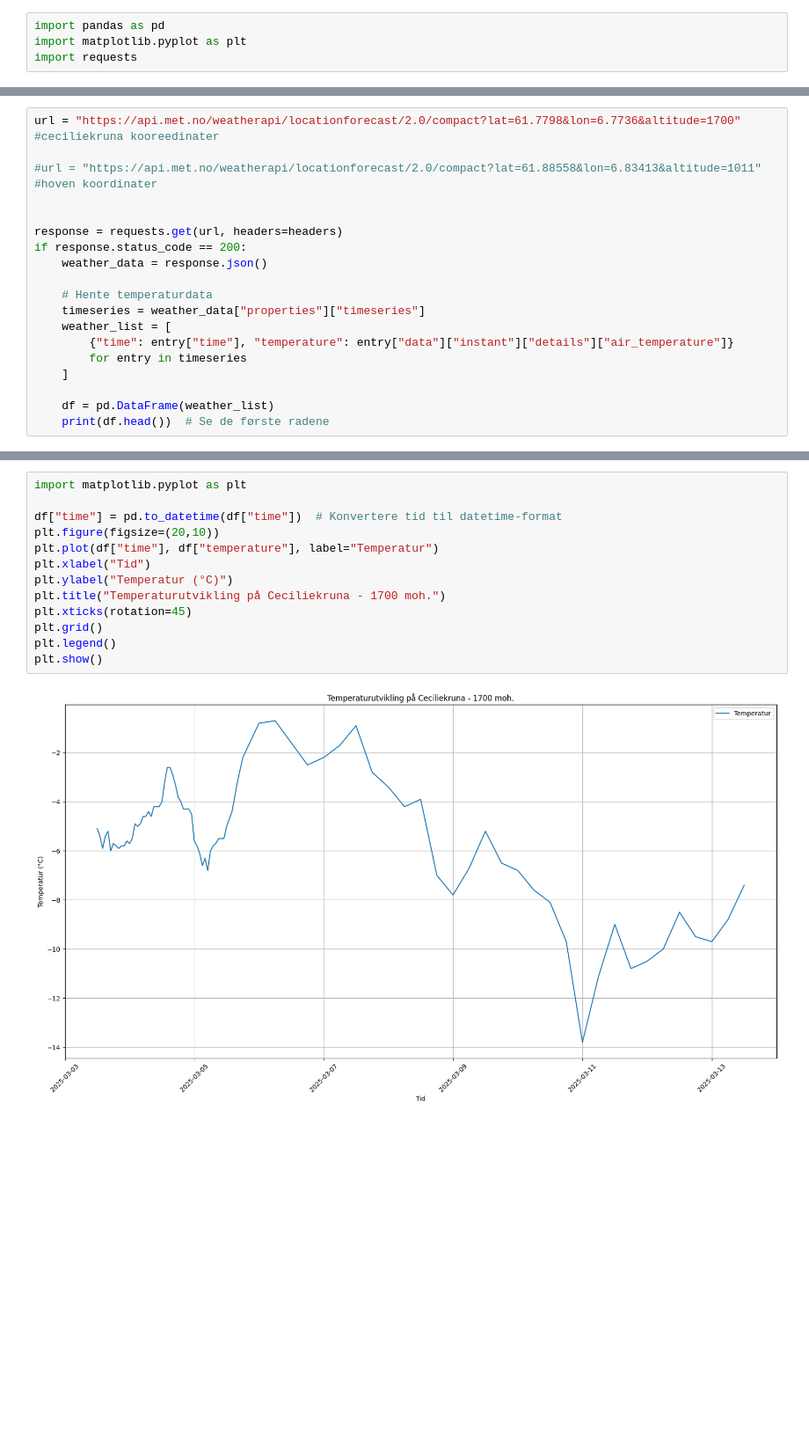
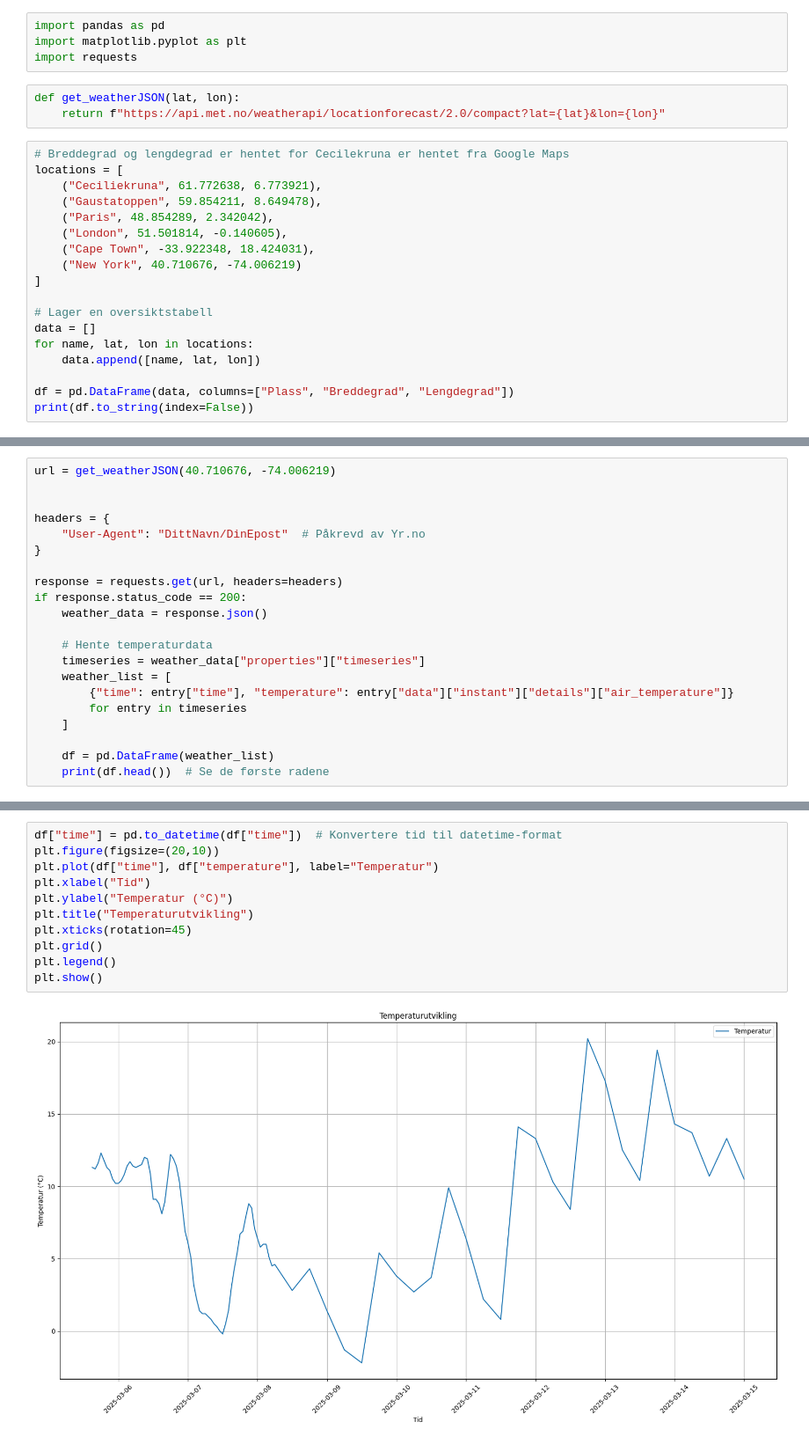
Before and after one commit to nhstorbe/Prosjekt-Anvendt-, a Jupyter notebook: Mappe 2/LeneLekerSeg.ipynb, the cells around one changed output, grey strips where cells are left out. Shown: that part at 88% size. Drawn from its saved outputs; the diff is of its cells as text; blank space fills up the shorter version.

Commit message:
endringer for json linken

```diff
--- a/Mappe 2/LeneLekerSeg.ipynb
+++ b/Mappe 2/LeneLekerSeg.ipynb
@@ -2,3 +2,24 @@
 import pandas as pd
 import matplotlib.pyplot as plt
 import requests
+# %%
+def get_weatherJSON(lat, lon):
+    return f"https://api.met.no/weatherapi/locationforecast/2.0/compact?lat={lat}&lon={lon}"
+# %%
+# Breddegrad og lengdegrad er hentet for Cecilekruna er hentet fra Google Maps
+locations = [
+    ("Ceciliekruna", 61.772638, 6.773921),
+    ("Gaustatoppen", 59.854211, 8.649478),
+    ("Paris", 48.854289, 2.342042),
+    ("London", 51.501814, -0.140605),
+    ("Cape Town", -33.922348, 18.424031),
+    ("New York", 40.710676, -74.006219)
+]
+
+# Lager en oversiktstabell
+data = []
+for name, lat, lon in locations:
+    data.append([name, lat, lon])
+
+df = pd.DataFrame(data, columns=["Plass", "Breddegrad", "Lengdegrad"])
+print(df.to_string(index=False))
@@ -5,8 +34,10 @@ import requests
 # %%
-url = "https://api.met.no/weatherapi/locationforecast/2.0/compact?lat=61.7798&lon=6.7736&altitude=1700" #ceciliekruna kooreedinater
+url = get_weatherJSON(40.710676, -74.006219)
 
-#url = "https://api.met.no/weatherapi/locationforecast/2.0/compact?lat=61.88558&lon=6.83413&altitude=1011" #hoven koordinater
 
+headers = {
+    "User-Agent": "DittNavn/DinEpost"  # Påkrevd av Yr.no
+}
 
 response = requests.get(url, headers=headers)
 if response.status_code == 200:
@@ -31,15 +62,13 @@ if response.status_code == 200:
 # %%
-import matplotlib.pyplot as plt
-
 df["time"] = pd.to_datetime(df["time"])  # Konvertere tid til datetime-format
 plt.figure(figsize=(20,10))
 plt.plot(df["time"], df["temperature"], label="Temperatur")
 plt.xlabel("Tid")
 plt.ylabel("Temperatur (°C)")
-plt.title("Temperaturutvikling på Ceciliekruna - 1700 moh.")
+plt.title("Temperaturutvikling")
 plt.xticks(rotation=45)
 plt.grid()
 plt.legend()
 plt.show()
 # %% [output]
-[figure, old version]
+[figure, new version]
```
Also changed, not shown: parts of 2 cells of this notebook.
